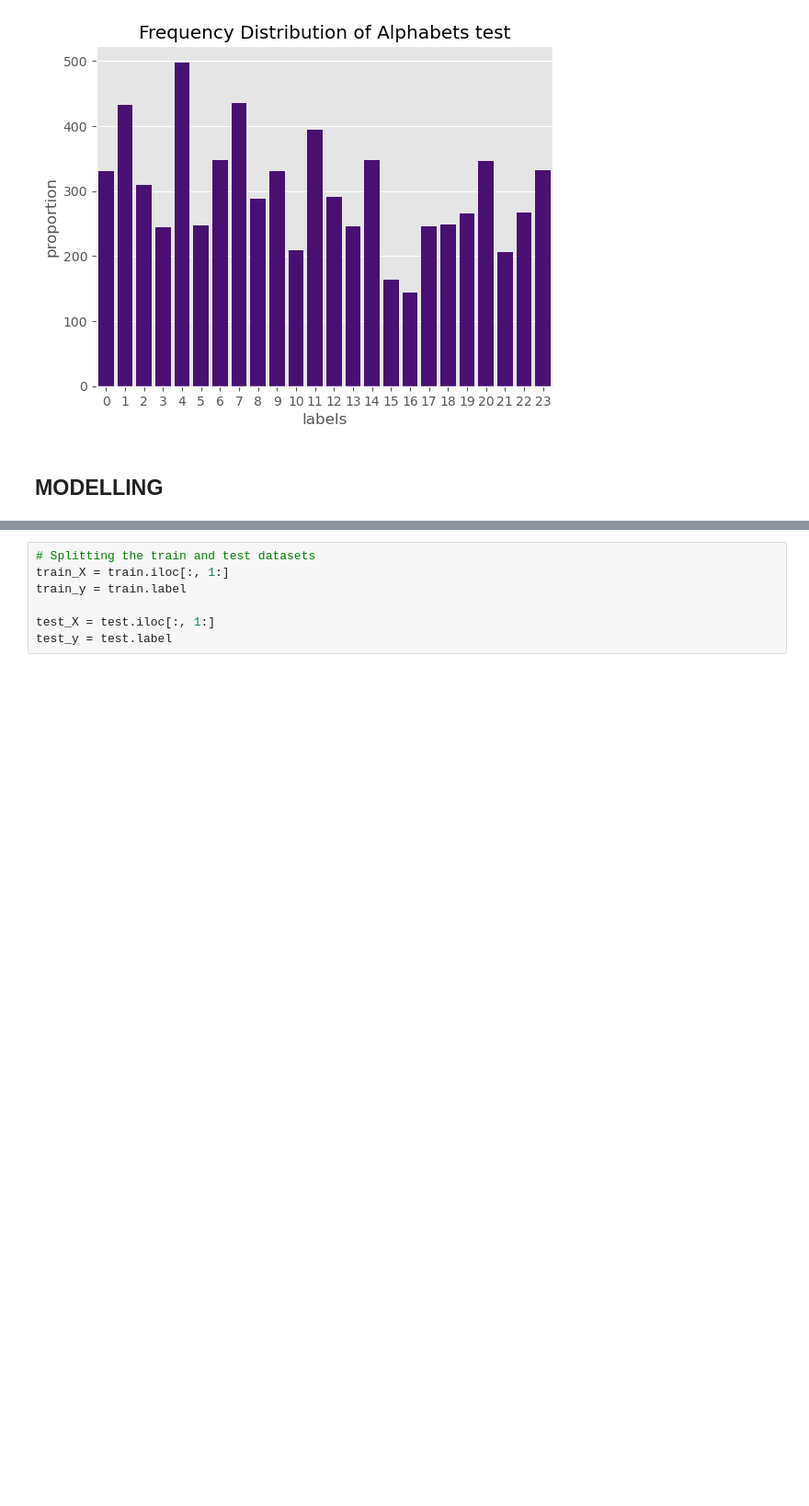
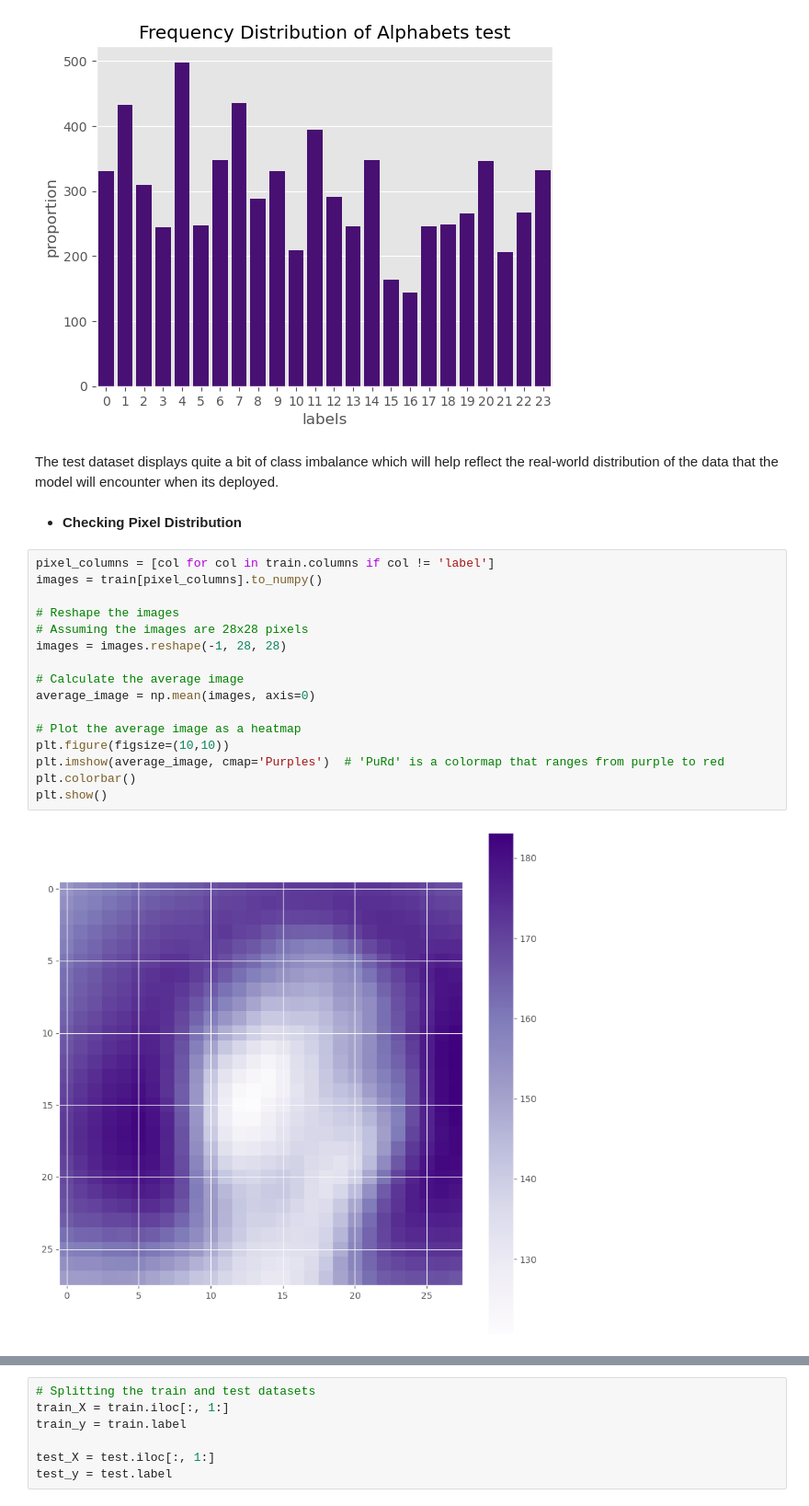
Before and after one commit to martin-ngugi/Kenya_sign-_anguage, a Jupyter notebook: ksl.ipynb, the cells around one changed output, grey strips where cells are left out. Shown at 92% size. Cells and saved outputs as stored; diff of their text form; blank space fills up the shorter version.

```diff
--- a/ksl.ipynb
+++ b/ksl.ipynb
@@ -239,5 +365,25 @@ check_distribution(train, 'label', "train")
 check_distribution(test, 'label', "test")
 # %% [output]
 [figure]
-# %% [markdown]
-## MODELLING
+# %% [markdown]
+The test dataset displays quite a bit of class imbalance which will help reflect the real-world distribution of the data that the model will encounter when its deployed.
+# %% [markdown]
+- **Checking Pixel Distribution**
+# %%
+pixel_columns = [col for col in train.columns if col != 'label']
+images = train[pixel_columns].to_numpy()
+
+# Reshape the images
+# Assuming the images are 28x28 pixels
+images = images.reshape(-1, 28, 28)
+
+# Calculate the average image
+average_image = np.mean(images, axis=0)
+
+# Plot the average image as a heatmap
+plt.figure(figsize=(10,10))
+plt.imshow(average_image, cmap='Purples')  # 'PuRd' is a colormap that ranges from purple to red
+plt.colorbar()
+plt.show()
+# %% [output]
+[figure, added]
```
Also changed, not shown: parts of 33 cells of this notebook.
